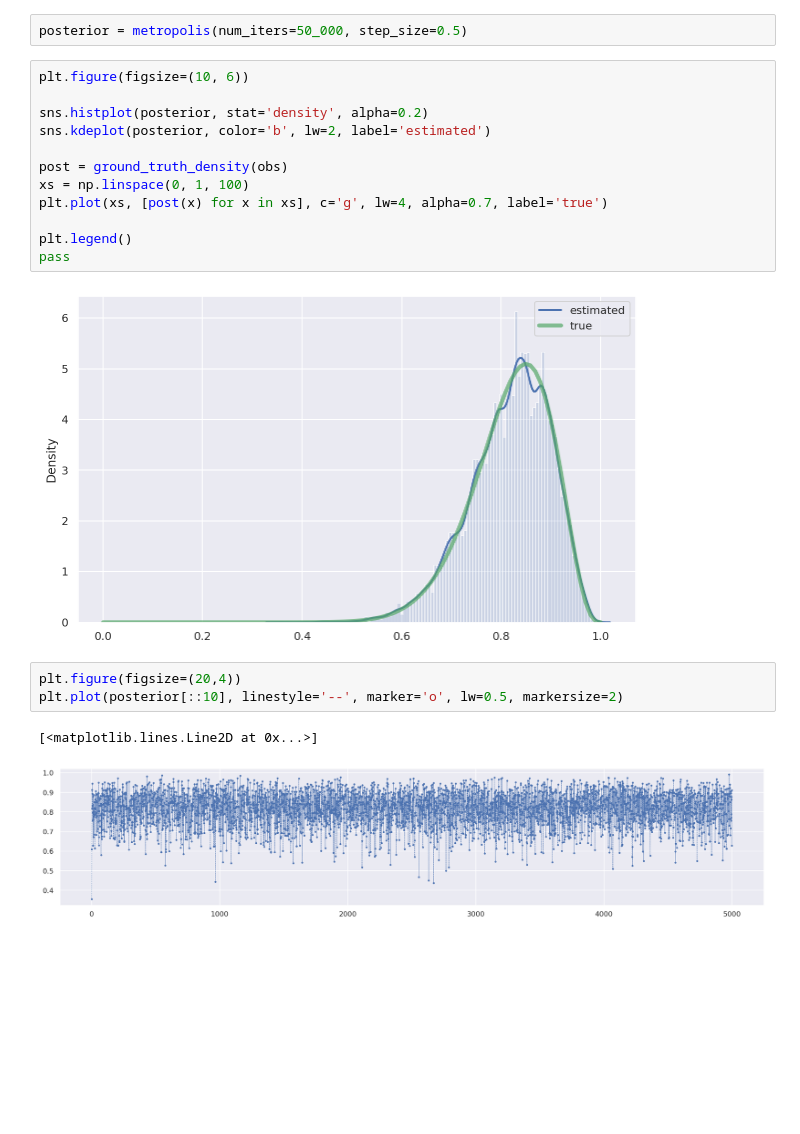
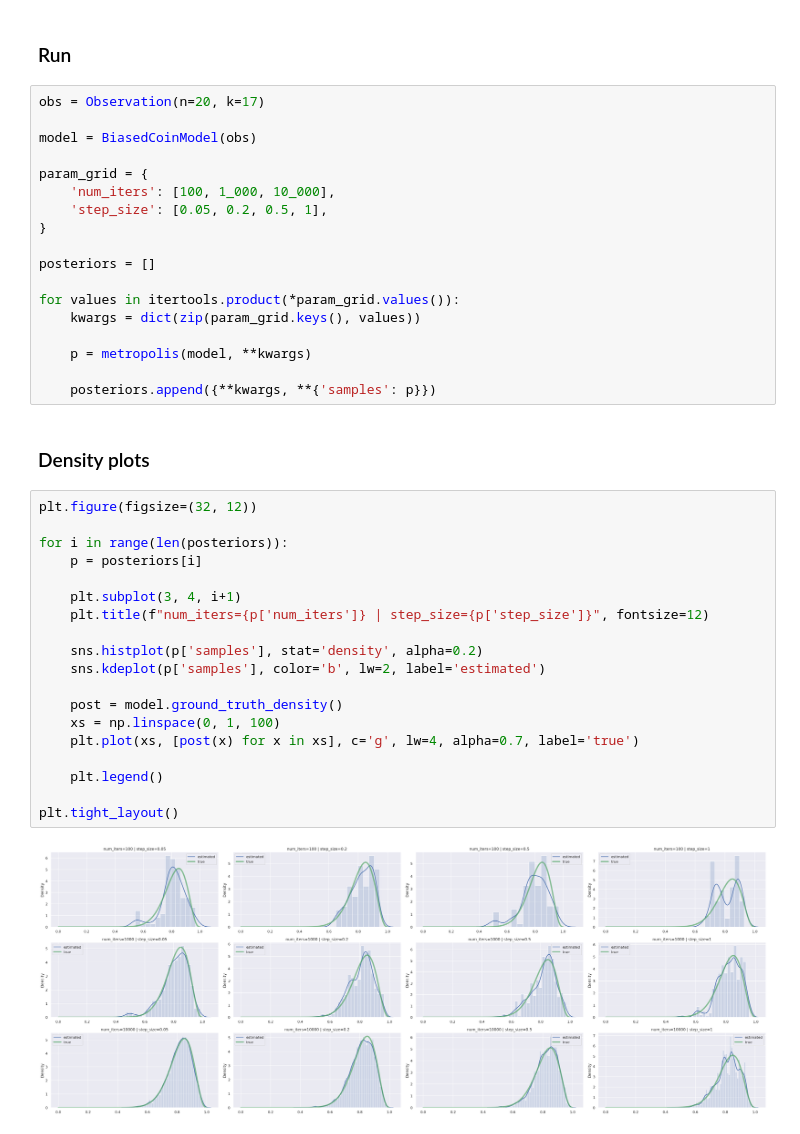
Before and after one commit to alexandru-dinu/MCMC, a Jupyter notebook: notebooks/metropolis.ipynb, the cells around one changed output. Drawn from its saved outputs; the diff is of its cells as text; blank space fills up the shorter version.

Commit message:
Define a `Model` class and run a grid search.

```diff
--- a/notebooks/metropolis.ipynb
+++ b/notebooks/metropolis.ipynb
@@ -103,25 +138,46 @@ def metropolis(num_iters: int, step_size: float) -> np.array:
         samples[t] = theta
 
     return samples
+# %% [markdown]
+### Run
 # %%
-posterior = metropolis(num_iters=50_000, step_size=0.5)
+obs = Observation(n=20, k=17)
+
+model = BiasedCoinModel(obs)
+
+param_grid = {
+    'num_iters': [100, 1_000, 10_000],
+    'step_size': [0.05, 0.2, 0.5, 1],
+}
+
+posteriors = []
+
+for values in itertools.product(*param_grid.values()):
+    kwargs = dict(zip(param_grid.keys(), values))
+
+    p = metropolis(model, **kwargs)
+
+    posteriors.append({**kwargs, **{'samples': p}})
+# %% [markdown]
+### Density plots
 # %%
-plt.figure(figsize=(10, 6))
+plt.figure(figsize=(32, 12))
 
-sns.histplot(posterior, stat='density', alpha=0.2)
-sns.kdeplot(posterior, color='b', lw=2, label='estimated')
+for i in range(len(posteriors)):
+    p = posteriors[i]
 
-post = ground_truth_density(obs)
-xs = np.linspace(0, 1, 100)
-plt.plot(xs, [post(x) for x in xs], c='g', lw=4, alpha=0.7, label='true')
+    plt.subplot(3, 4, i+1)
+    plt.title(f"num_iters={p['num_iters']} | step_size={p['step_size']}", fontsize=12)
 
-plt.legend()
-pass
+    sns.histplot(p['samples'], stat='density', alpha=0.2)
+    sns.kdeplot(p['samples'], color='b', lw=2, label='estimated')
+
+    post = model.ground_truth_density()
+    xs = np.linspace(0, 1, 100)
+    plt.plot(xs, [post(x) for x in xs], c='g', lw=4, alpha=0.7, label='true')
+
+    plt.legend()
+
+plt.tight_layout()
 # %% [output]
-[figure, old version]
+[figure, new version]
-# %%
-plt.figure(figsize=(20,4))
-plt.plot(posterior[::10], linestyle='--', marker='o', lw=0.5, markersize=2)
-# %% [output]
-[<matplotlib.lines.Line2D at 0x...>]
-[figure, removed]
```
Also changed, not shown: parts of 6 cells of this notebook.
